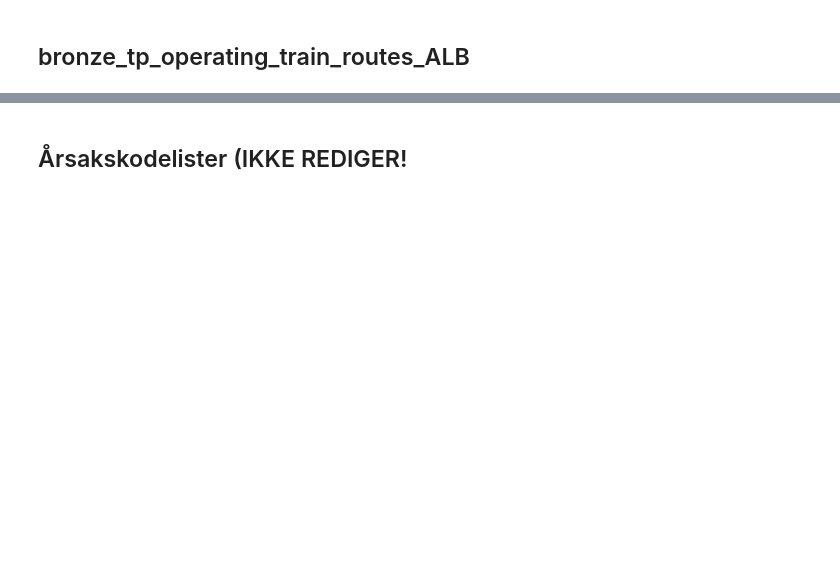
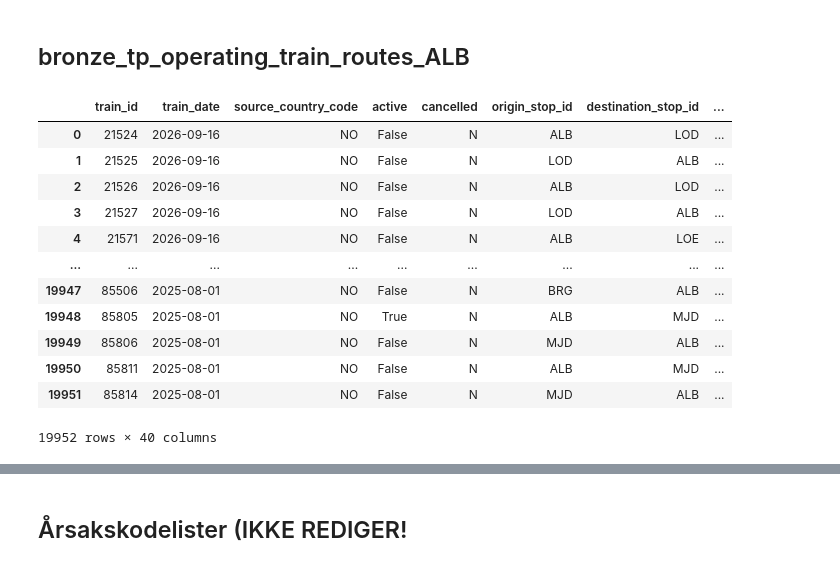
Before and after one commit to KriStrom/masteroppgave26SixSigmaDataanalyse, a Jupyter notebook: 01_measure_phase/01_00_data_exploration.ipynb, the cells around one changed output, grey strips where cells are left out. Cells and saved outputs as stored; diff of their text form; code cells hidden in the pictures; blank space fills up the shorter version.

```diff
--- a/01_measure_phase/01_00_data_exploration.ipynb
+++ b/01_measure_phase/01_00_data_exploration.ipynb
@@ -10,2 +213,21 @@ This notebook is used to get an overview of the datasets, to understand what con
 # %% [markdown]
 ## bronze_tp_operating_train_routes_ALB
+# %%
+# Import
+df_vy_alnabru_timings = pd.read_csv("../data/bronze_tp_operating_train_routes_ALB.csv", sep=";", encoding="utf-8-sig")
+
+df_vy_alnabru_timings
+# %% [output]
+|  | train_id | train_date | source_country_code | active | cancelled | origin_stop_id | destination_stop_id | ... |
+| 0 | 21524 | 2026-09-16 | NO | False | N | ALB | LOD | ... |
+| 1 | 21525 | 2026-09-16 | NO | False | N | LOD | ALB | ... |
+| 2 | 21526 | 2026-09-16 | NO | False | N | ALB | LOD | ... |
+| 3 | 21527 | 2026-09-16 | NO | False | N | LOD | ALB | ... |
+| 4 | 21571 | 2026-09-16 | NO | False | N | ALB | LOE | ... |
+| ... | ... | ... | ... | ... | ... | ... | ... | ... |
+| 19947 | 85506 | 2025-08-01 | NO | False | N | BRG | ALB | ... |
+| 19948 | 85805 | 2025-08-01 | NO | True | N | ALB | MJD | ... |
+| 19949 | 85806 | 2025-08-01 | NO | False | N | MJD | ALB | ... |
+| 19950 | 85811 | 2025-08-01 | NO | False | N | ALB | MJD | ... |
+| 19951 | 85814 | 2025-08-01 | NO | False | N | MJD | ALB | ... |
+19952 rows × 40 columns
```
Also changed, not shown: parts of 17 cells of this notebook, 1 other file.
